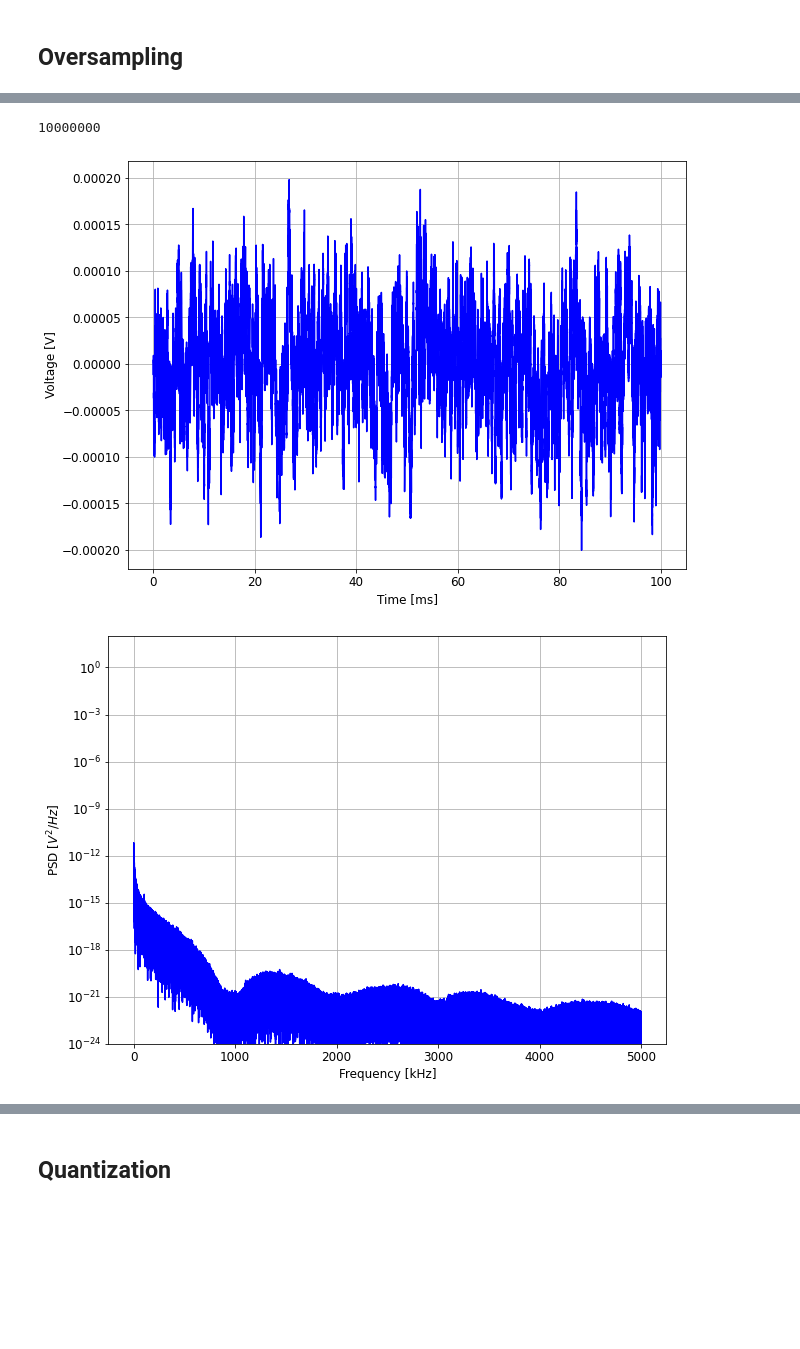
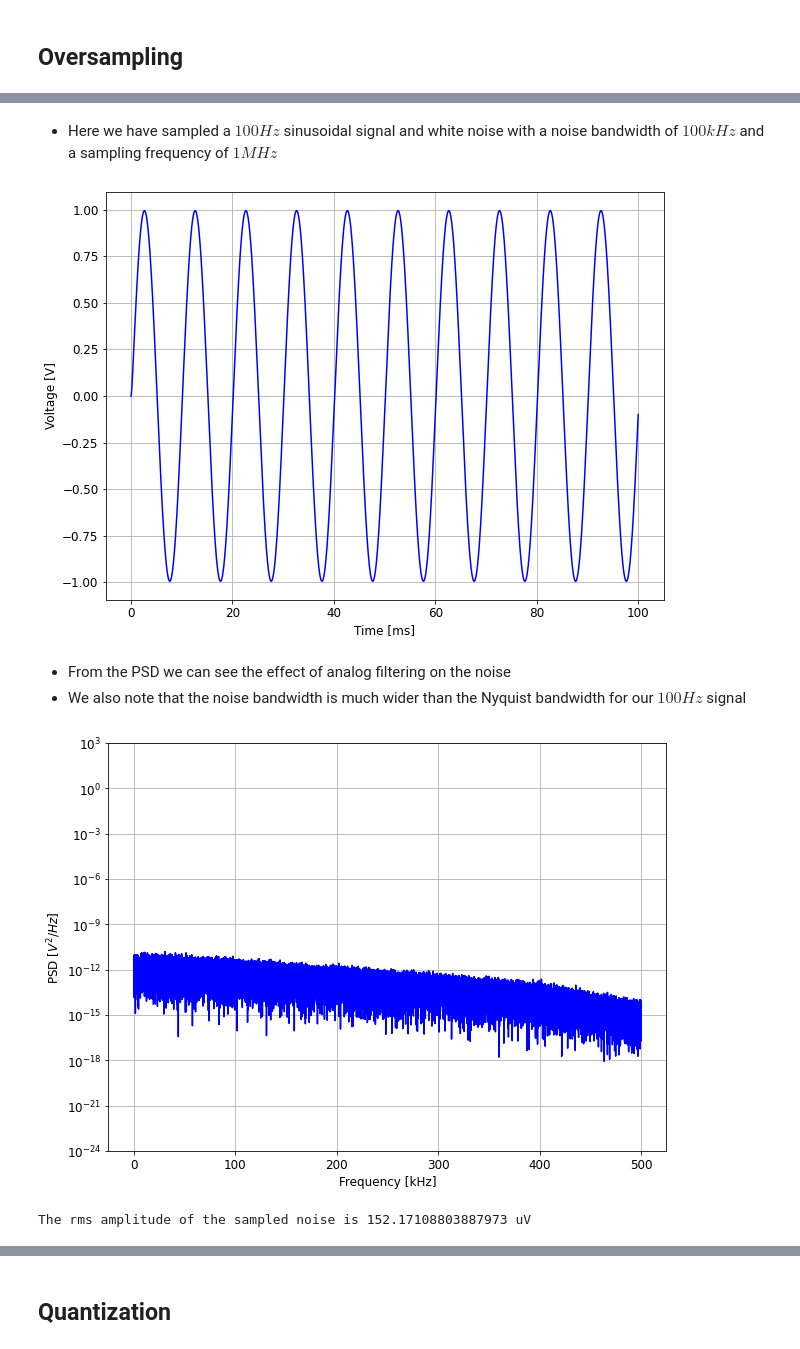
Before and after one commit to uw-analog/ee538-autumn2020, a Jupyter notebook: Lecture/2020_12_03_EE538_Lecture9.ipynb, the cells around one changed output, grey strips where cells are left out. Cells and saved outputs as stored; diff of their text form; code cells hidden in the pictures; blank space fills up the shorter version.

```diff
--- a/Lecture/2020_12_03_EE538_Lecture9.ipynb
+++ b/Lecture/2020_12_03_EE538_Lecture9.ipynb
@@ -553,28 +534,28 @@ $$ v_{n(rms)} = \sqrt{e_{n,cont}^2\dfrac{f_{enb,orig}}{f_s/2}\cdot f_{n}} = \sqr
+# %% [markdown]
+ - Here we have sampled a $100Hz$ sinusoidal signal and white noise with a noise bandwidth of $100kHz$ and a sampling frequency of $1MHz$
 # %%
 samplerate, data = wavfile.read('sampled_noise.wav')
 time = np.arange(0,100e-3,1/samplerate)
 if np.size(time) > np.size(data,0):
     time = time[0:np.size(data,0)]
 
-
 # measured signal and noise votlages
 vn_meas = data[0:np.size(time),0]*2/2**32
+vsig_meas = data[0:np.size(time),1]/2**31
 v_meas = vn_meas + vsig_meas
 
-# ADC qunatization
-vref_adc = 2
-N_bits = 24
-lsb = vref_adc/2**N_bits
-v_quantized = np.round(v_meas/lsb)*lsb
-
-plot_xy(1e3*time, vn_meas, 'Time [ms]', 'Voltage [V]')
-
-samplerate
+plot_xy(1e3*time, vsig_meas, 'Time [ms]', 'Voltage [V]')
 # %% [output]
-10000000
-[figure, old version]
+[figure, new version]
+# %% [markdown]
+ - From the PSD we can see the effect of analog filtering on the noise
+ - We also note that the noise bandwidth is much wider than the Nyquist bandwidth for our $100Hz$ signal
 # %%
-f, en_psd = signal.periodogram(vn_meas, samplerate)
-plot_xlogy(1e-3*f[1:-2], en_psd[1:-2], 'Frequency [kHz]', r'PSD [$V^2/Hz$]', 1e-24, 1e2)
+f, en_psd = signal.periodogram(vn_meas, fs=samplerate, nfft=np.size(v_meas))
+plot_xlogy(1e-3*f[1:-2], en_psd[1:-2], 'Frequency [kHz]', r'PSD [$V^2/Hz$]', 1e-24, 1e3)
 # %% [output]
-[figure, old version]
+[figure, new version]
+# %%
+print('The rms amplitude of the sampled noise is', 1e6*np.sqrt(np.sum(en_psd)), 'uV')
+# %% [output]
+The rms amplitude of the sampled noise is 152.17108803887973 uV
```
Also changed, not shown: parts of 19 cells of this notebook, 9 other files.
